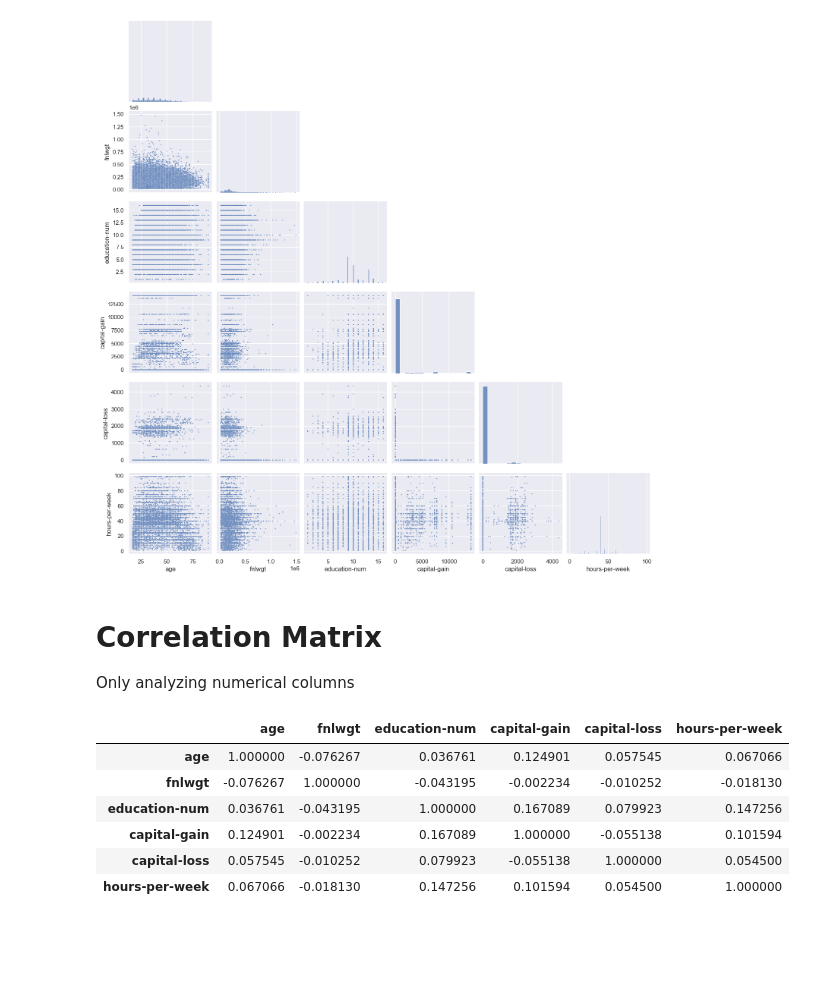
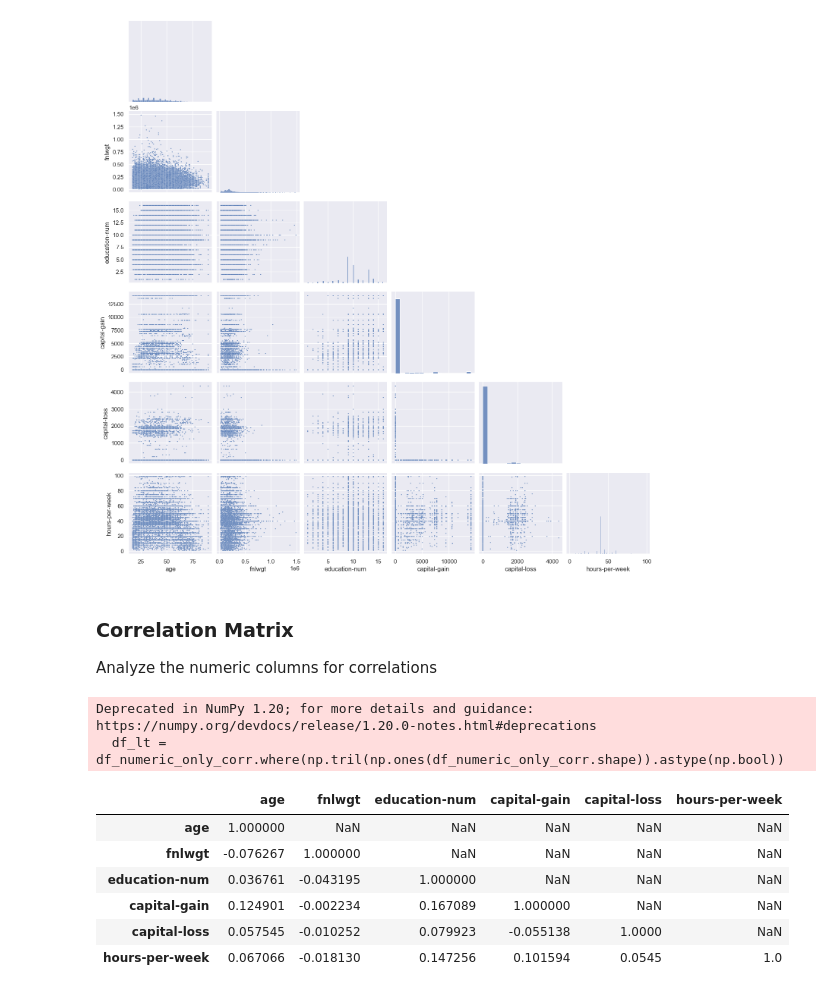
Before and after one commit to THE-MOLECULAR-MAN/machine-learning, a Jupyter notebook: exploratory_data_analysis.ipynb, the cells around one changed output. Drawn from its saved outputs; the diff is of its cells as text; code cells hidden in the pictures; blank space fills up the shorter version.

```diff
--- a/exploratory_data_analysis.ipynb
+++ b/exploratory_data_analysis.ipynb
@@ -346,16 +368,25 @@ else:
 # %% [output]
 [figure]
 # %% [markdown]
-# Correlation Matrix
+### Correlation Matrix
 
-Only analyzing numerical columns
+Analyze the numeric columns for correlations
-# %%
-df_numerical_only.corr()
-# %% [output]
-|  | age | fnlwgt | education-num | capital-gain | capital-loss | hours-per-week |
-| age | 1.000000 | -0.076267 | 0.036761 | 0.124901 | 0.057545 | 0.067066 |
-| fnlwgt | -0.076267 | 1.000000 | -0.043195 | -0.002234 | -0.010252 | -0.018130 |
-| education-num | 0.036761 | -0.043195 | 1.000000 | 0.167089 | 0.079923 | 0.147256 |
-| capital-gain | 0.124901 | -0.002234 | 0.167089 | 1.000000 | -0.055138 | 0.101594 |
-| capital-loss | 0.057545 | -0.010252 | 0.079923 | -0.055138 | 1.000000 | 0.054500 |
-| hours-per-week | 0.067066 | -0.018130 | 0.147256 | 0.101594 | 0.054500 | 1.000000 |
+# %%
+# create a new dataframe that is the correlation matrix of just the numeric columns
+df_numeric_only_corr = df_numerical_only.corr()
+
+# create another new dataframe that is the lower triangle of the previous result
+df_lt = df_numeric_only_corr.where(np.tril(np.ones(df_numeric_only_corr.shape)).astype(np.bool))
+
+# display the simlified correlation matrix for just numeric columns:
+df_lt
+# %% [output]
+Deprecated in NumPy 1.20; for more details and guidance: https://numpy.org/devdocs/release/1.20.0-notes.html#deprecations
+  df_lt = df_numeric_only_corr.where(np.tril(np.ones(df_numeric_only_corr.shape)).astype(np.bool))
+|  | age | fnlwgt | education-num | capital-gain | capital-loss | hours-per-week |
+| age | 1.000000 | NaN | NaN | NaN | NaN | NaN |
+| fnlwgt | -0.076267 | 1.000000 | NaN | NaN | NaN | NaN |
+| education-num | 0.036761 | -0.043195 | 1.000000 | NaN | NaN | NaN |
+| capital-gain | 0.124901 | -0.002234 | 0.167089 | 1.000000 | NaN | NaN |
+| capital-loss | 0.057545 | -0.010252 | 0.079923 | -0.055138 | 1.0000 | NaN |
+| hours-per-week | 0.067066 | -0.018130 | 0.147256 | 0.101594 | 0.0545 | 1.0 |
```
Also changed, not shown: parts of 11 cells of this notebook.
